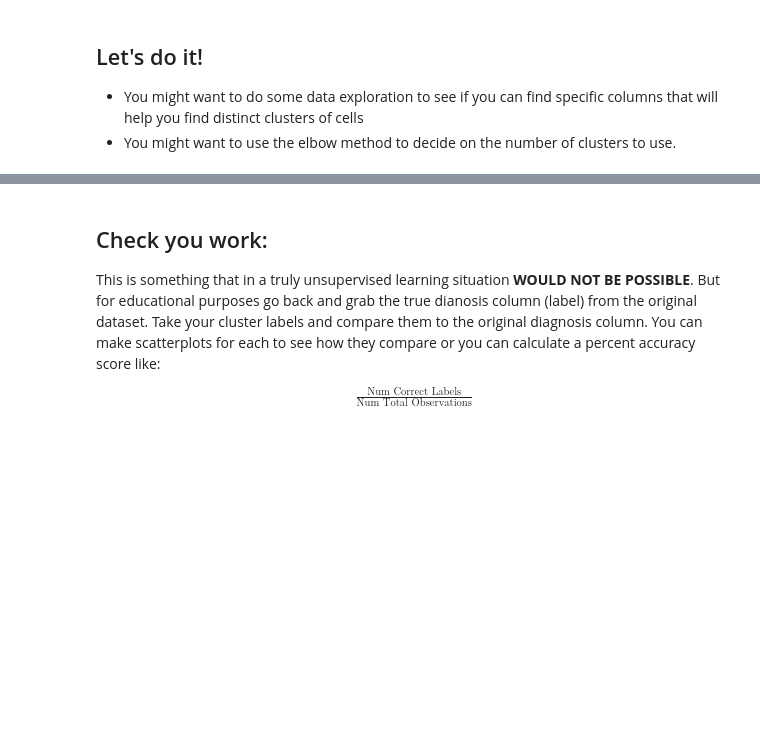
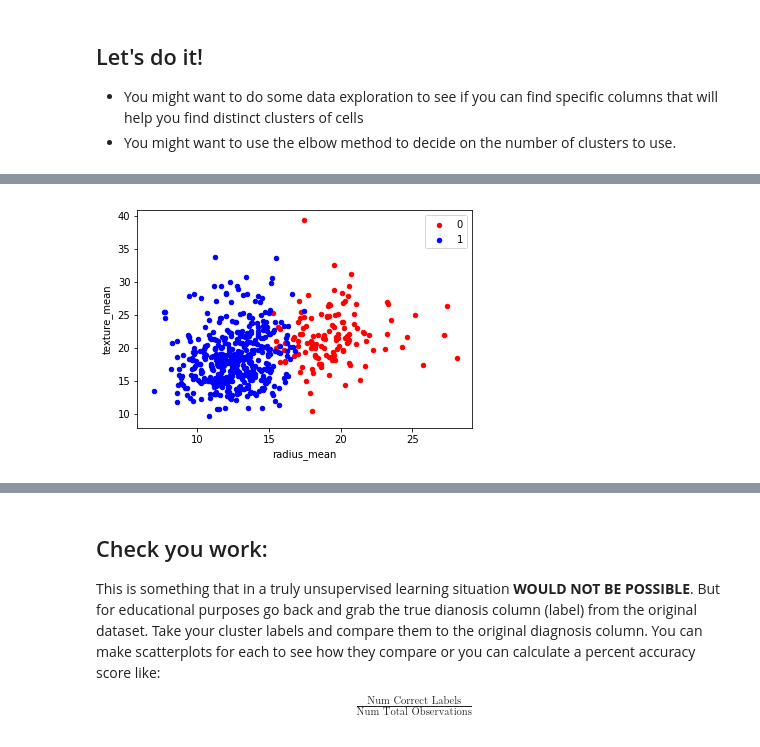
Before and after one commit to Bhavani-Rajan/DS-Unit-1-Sprint-4-Linear-Algebra, a Jupyter notebook: module4-clustering/Cell_Clustering_Assignment.ipynb, the cells around one changed output, grey strips where cells are left out. Cells and saved outputs as stored; diff of their text form; code cells hidden in the pictures; blank space fills up the shorter version.

```diff
--- a/module4-clustering/Cell_Clustering_Assignment.ipynb
+++ b/module4-clustering/Cell_Clustering_Assignment.ipynb
@@ -53,0 +125,12 @@ df.head()
+# %%
+import matplotlib.pyplot as plt
+
+fig, ax = plt.subplots()
+colors = {0:'red', 1:'blue'}
+grouped = df_copy.groupby('cluster')
+for key, group in grouped:
+    group.plot(ax=ax, kind='scatter', x='radius_mean', y='texture_mean', label=key, color=colors[key])
+plt.show()
+# plt.scatter(df['radius_mean'], df['texture_mean'], color=colors[key]);
+# %% [output]
+[figure, added]
```
Also changed, not shown: parts of 16 cells of this notebook.
